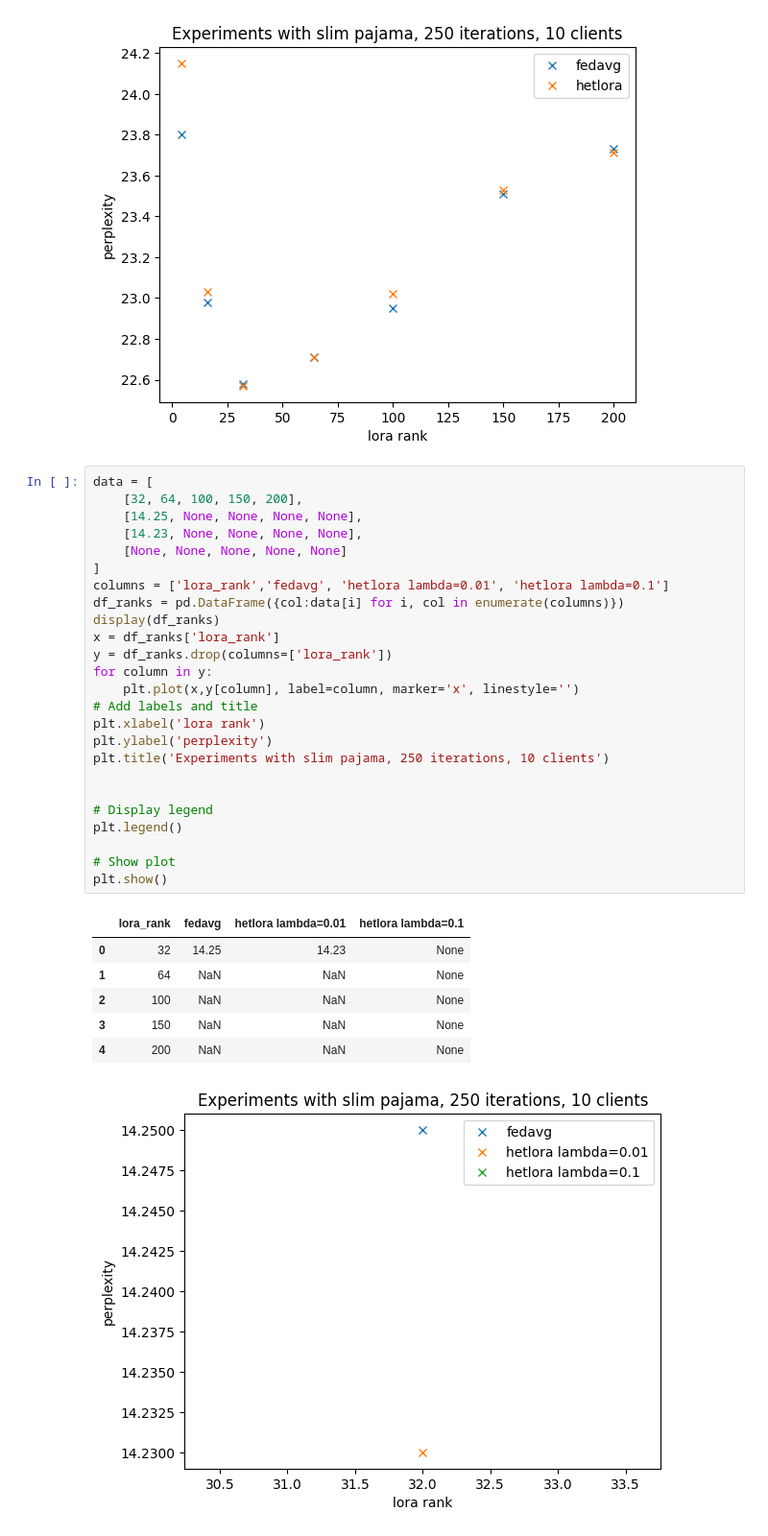
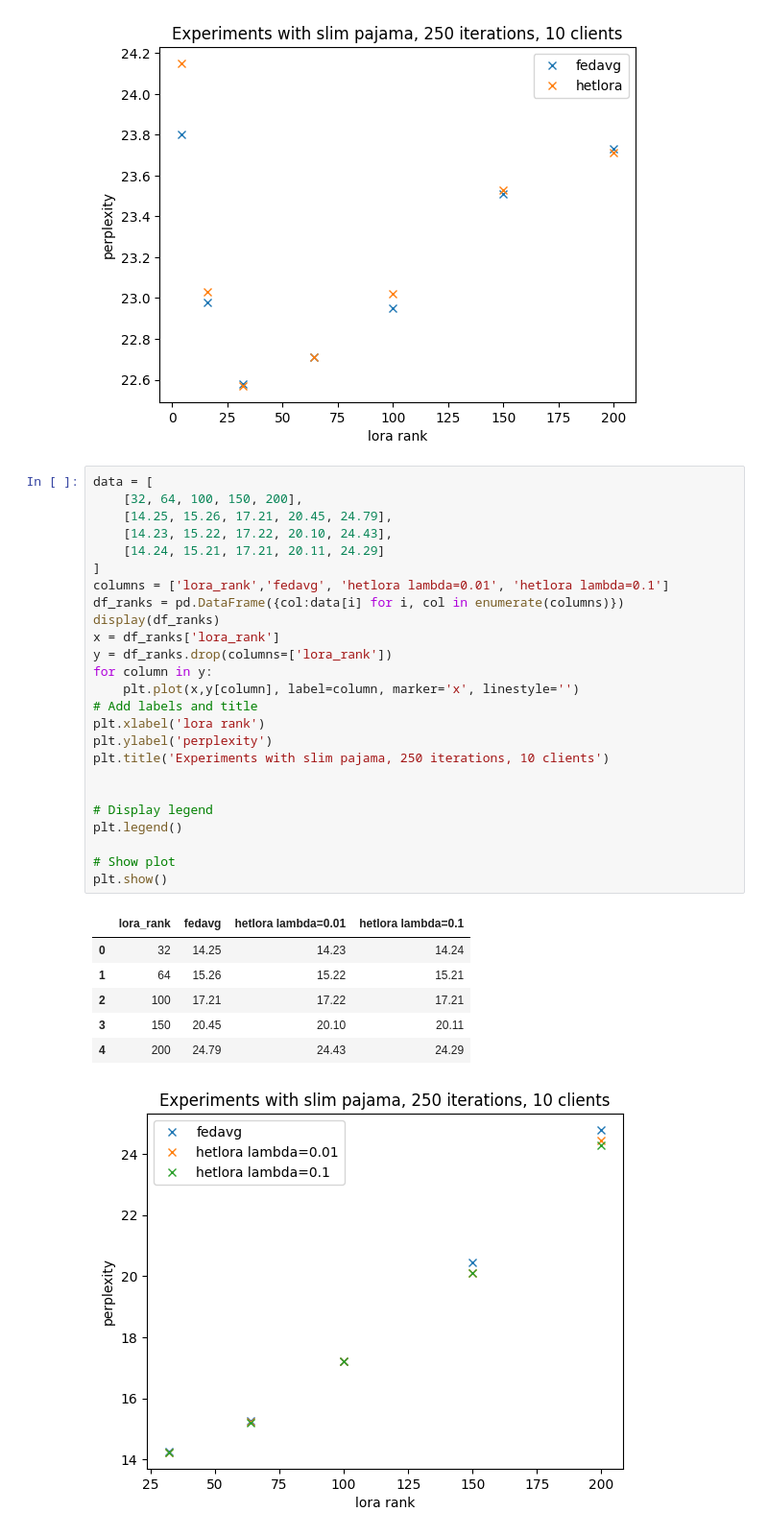
Before and after one commit to Matthew2357/project, a Jupyter notebook: first_graphs.ipynb, the cells around one changed output. Shown at 96% size. Saved outputs shown, nothing was run; the diff lists cells and outputs as text.

```diff
--- a/first_graphs.ipynb
+++ b/first_graphs.ipynb
@@ -222,33 +222,33 @@ plt.show()
 # %%
 data = [
     [32, 64, 100, 150, 200],
-    [14.25, None, None, None, None],
-    [14.23, None, None, None, None],
-    [None, None, None, None, None]
+    [14.25, 15.26, 17.21, 20.45, 24.79],
+    [14.23, 15.22, 17.22, 20.10, 24.43],
+    [14.24, 15.21, 17.21, 20.11, 24.29]
 ]
 columns = ['lora_rank','fedavg', 'hetlora lambda=0.01', 'hetlora lambda=0.1']
 df_ranks = pd.DataFrame({col:data[i] for i, col in enumerate(columns)})
 display(df_ranks)
 x = df_ranks['lora_rank']
 y = df_ranks.drop(columns=['lora_rank'])
 for column in y:
     plt.plot(x,y[column], label=column, marker='x', linestyle='')
 # Add labels and title
 plt.xlabel('lora rank')
 plt.ylabel('perplexity')
 plt.title('Experiments with slim pajama, 250 iterations, 10 clients')
 
 
 # Display legend
 plt.legend()
 
 # Show plot
 plt.show()
 # %% [output]
 |  | lora_rank | fedavg | hetlora lambda=0.01 | hetlora lambda=0.1 |
-| 0 | 32 | 14.25 | 14.23 | None |
-| 1 | 64 | NaN | NaN | None |
-| 2 | 100 | NaN | NaN | None |
-| 3 | 150 | NaN | NaN | None |
-| 4 | 200 | NaN | NaN | None |
+| 0 | 32 | 14.25 | 14.23 | 14.24 |
+| 1 | 64 | 15.26 | 15.22 | 15.21 |
+| 2 | 100 | 17.21 | 17.22 | 17.21 |
+| 3 | 150 | 20.45 | 20.10 | 20.11 |
+| 4 | 200 | 24.79 | 24.43 | 24.29 |
-[figure, old version]
+[figure, new version]
```
Also changed, not shown: parts of 2 cells of this notebook, 2 other files.
